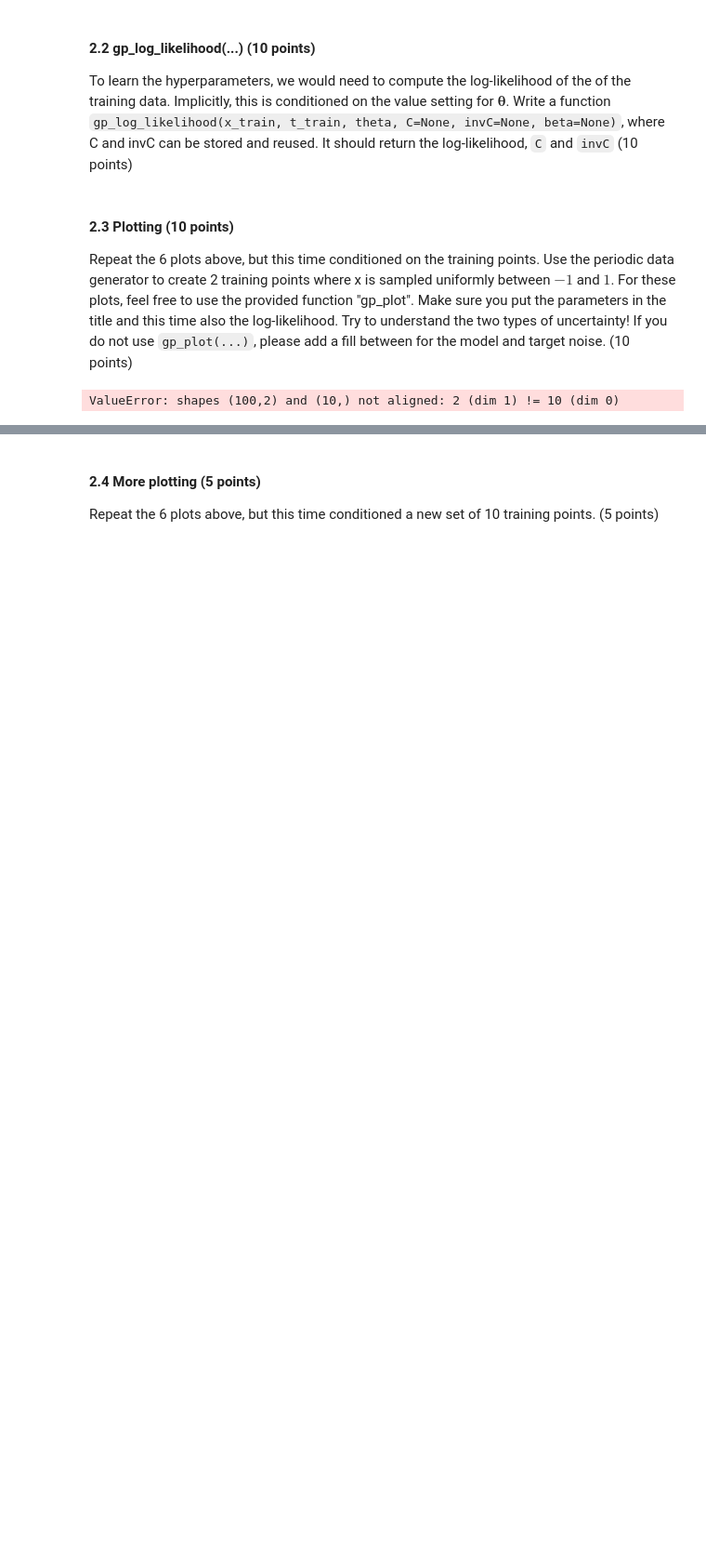
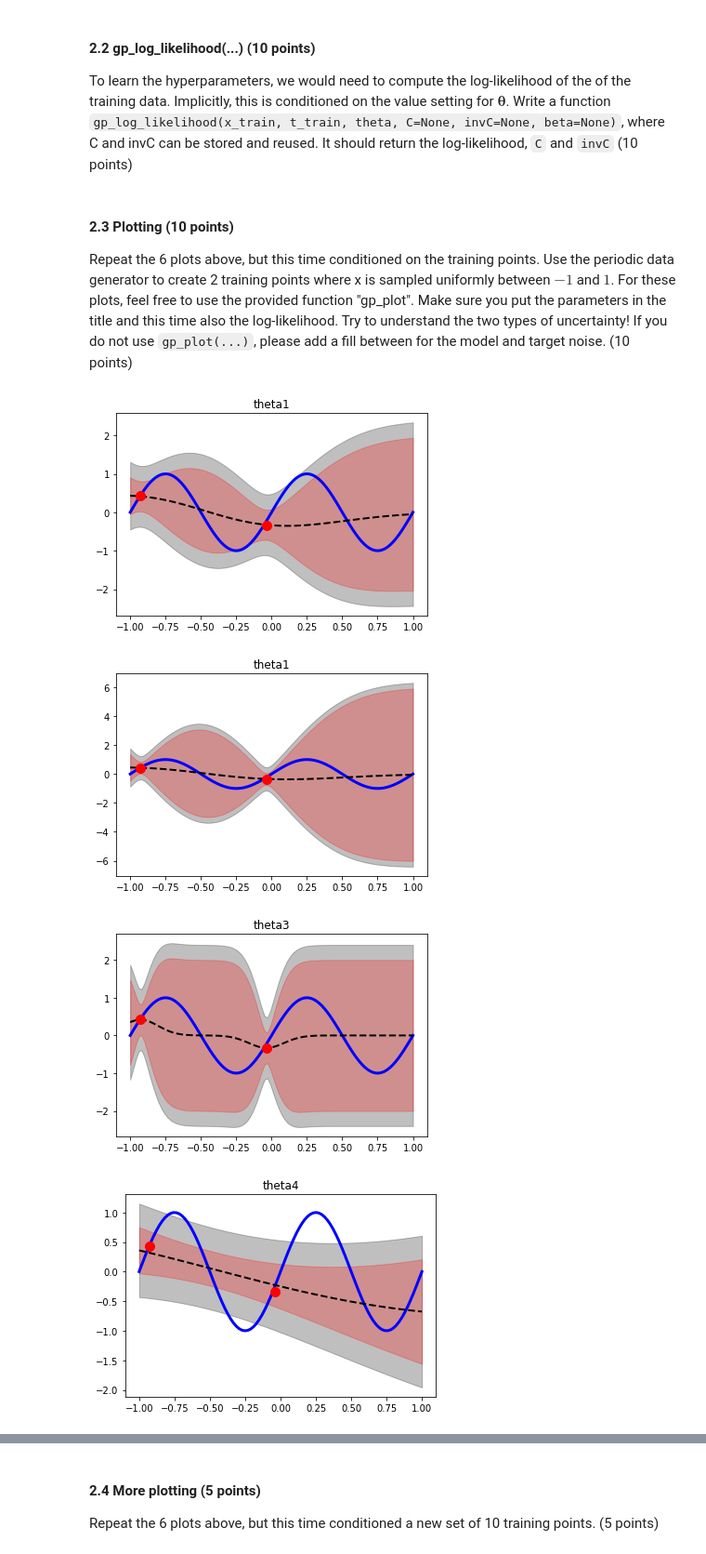
Before and after one commit to 3lLobo/MachineLearningLab3, a Jupyter notebook: lab3.ipynb, the cells around one changed output, grey strips where cells are left out. Shown: that part at 93% size. Saved outputs shown, nothing was run; the diff lists cells and outputs as text; code cells hidden in the pictures; blank space fills up the shorter version.

```diff
--- a/lab3.ipynb
+++ b/lab3.ipynb
@@ -367,59 +388,70 @@ def gp_subplot( x_test, y_test, mean_test, covar_test, x_train, t_train, theta,
     bx[n,m].fill_between(x_test, mean_test+2*std_model,mean_test-2*std_model, color='r', alpha=0.25)
     bx[n,m].plot(x_train, t_train, 'ro', ms=10)
 # %%
-# YOUR CODE HERE
+
 x_train = np.random.uniform(-1.,1.,2)
-y_train = true_mean_function(x_train)
+#x_train = np.array([-0.4,-0.1])
+train_t = generate_t(x_train, sigma)
+
 
 N_test = 100
 
 x_test = np.linspace(-1, 1, N_test)
 y_test = true_mean_function(x_test)
-t_test = add_noise(y_test, sigma)
+
+thetas1 = [1.,4.,0.,0.]
+thetas2 = [9.,4.,0.,0.]
+thetas3 = [1.,64.,0.,0.]
+thetas4 = [1.,.25,0.,0.]
+thetas5 = [1.,4.,10.,0.]
+thetas6 = [1.,4.,0.,5.]
 
 
 mean_test, covar_test, C = gp_predictive_distribution(x_train, train_t, x_test, thetas1, beta, C=None)
-gp_plot( x_test, y_test, mean_test, covar_test, x_train, y_train, thetas1, beta)
+gp_plot( x_test, y_test, mean_test, covar_test, x_train, train_t, thetas1, beta)
 plt.title('theta1')
 plt.show()
 mean_test, covar_test, C = gp_predictive_distribution(x_train, train_t, x_test, thetas2, beta, C=None)
-gp_plot( x_test, y_test, mean_test, covar_test, x_train, y_train, thetas2, beta)
+gp_plot( x_test, y_test, mean_test, covar_test, x_train, train_t, thetas2, beta)
 plt.title('theta1')
 plt.show()
 mean_test, covar_test, C = gp_predictive_distribution(x_train, train_t, x_test, thetas3, beta, C=None)
-gp_plot( x_test, y_test, mean_test, covar_test, x_train, y_train, thetas3, beta)
+gp_plot( x_test, y_test, mean_test, covar_test, x_train, train_t, thetas3, beta)
 plt.title('theta3')
 plt.show()
 mean_test, covar_test, C = gp_predictive_distribution(x_train, train_t, x_test, thetas4, beta, C=None)
-gp_plot( x_test, y_test, mean_test, covar_test, x_train, y_train, thetas4, beta)
+gp_plot( x_test, y_test, mean_test, covar_test, x_train, train_t, thetas4, beta)
 plt.title('theta4')
 plt.show()
 mean_test, covar_test, C = gp_predictive_distribution(x_train, train_t, x_test, thetas5, beta, C=None)
-gp_plot( x_test, y_test, mean_test, covar_test, x_train, y_train, thetas5, beta)
+gp_plot( x_test, y_test, mean_test, covar_test, x_train, train_t, thetas5, beta)
 plt.title('theta5')
 plt.show()
 mean_test, covar_test, C = gp_predictive_distribution(x_train, train_t, x_test, thetas6, beta, C=None)
-gp_plot( x_test, y_test, mean_test, covar_test, x_train, y_train, thetas6, beta)
+gp_plot( x_test, y_test, mean_test, covar_test, x_train, train_t, thetas6, beta)
 plt.title('theta6')
 plt.show()
 # g, bx = plt.subplots(2, 3)
 # mean_test, covar_test, C = gp_predictive_distribution(x_train, train_t, x_test, thetas1, beta, C=None)
 # gp_subplot( x_test, y_test, mean_test, covar_test, x_train, y_train, thetas1, beta, 0, 0)
 # bx[0,0].set_title('theta1')
 # mean_test, covar_test, C = gp_predictive_distribution(x_train, train_t, x_test, thetas2, beta, C=None)
 # gp_subplot( x_test, y_test, mean_test, covar_test, x_train, y_train, thetas2, beta, 0, 1)
 # bx[0,1].set_title('theta2')
 # mean_test, covar_test, C = gp_predictive_distribution(x_train, train_t, x_test, thetas3, beta, C=None)
 # gp_subplot( x_test, y_test, mean_test, covar_test, x_train, y_train, thetas3, beta, 0, 2)
 # bx[0,2].set_title('theta3')
 # mean_test, covar_test, C = gp_predictive_distribution(x_train, train_t, x_test, thetas4, beta, C=None)
 # gp_subplot( x_test, y_test, mean_test, covar_test, x_train, y_train, thetas4, beta, 1, 0)
 # bx[1,0].set_title('theta4')
 # mean_test, covar_test, C = gp_predictive_distribution(x_train, train_t, x_test, thetas5, beta, C=None)
 # gp_subplot( x_test, y_test, mean_test, covar_test, x_train, y_train, thetas5, beta, 1, 1)
 # bx[1,1].set_title('theta5')
 # mean_test, covar_test, C = gp_predictive_distribution(x_train, train_t, x_test, thetas6, beta, C=None)
 # gp_subplot( x_test, y_test, mean_test, covar_test, x_train, y_train, thetas6, beta, 1, 2)
 # bx[1,2].set_title('theta6')
 # %% [output]
-ValueError: shapes (100,2) and (10,) not aligned: 2 (dim 1) != 10 (dim 0)
+[figure, added]
+[figure, added]
+[figure, added]
+[figure, added]
```
Also changed, not shown: parts of 12 cells of this notebook.
